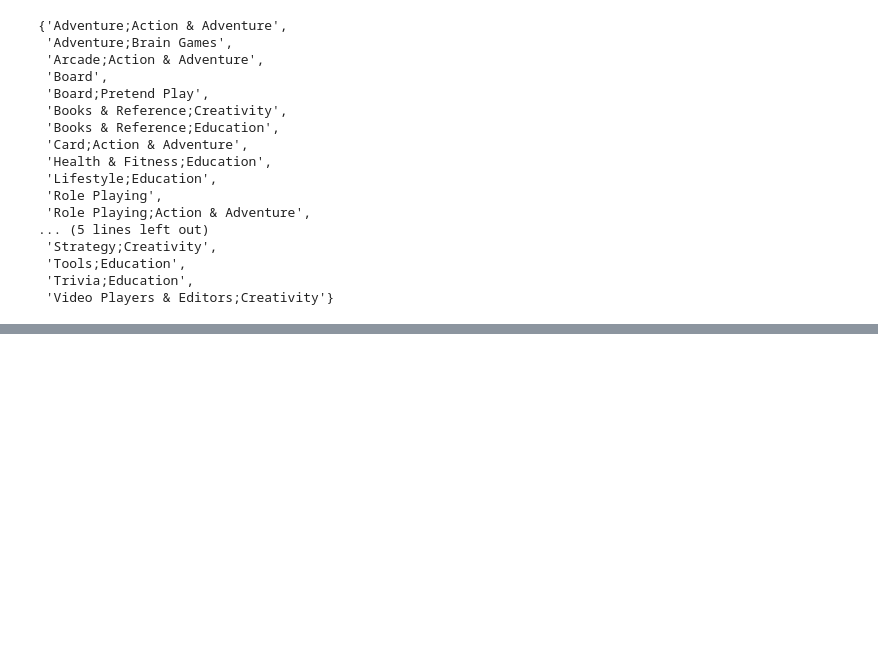
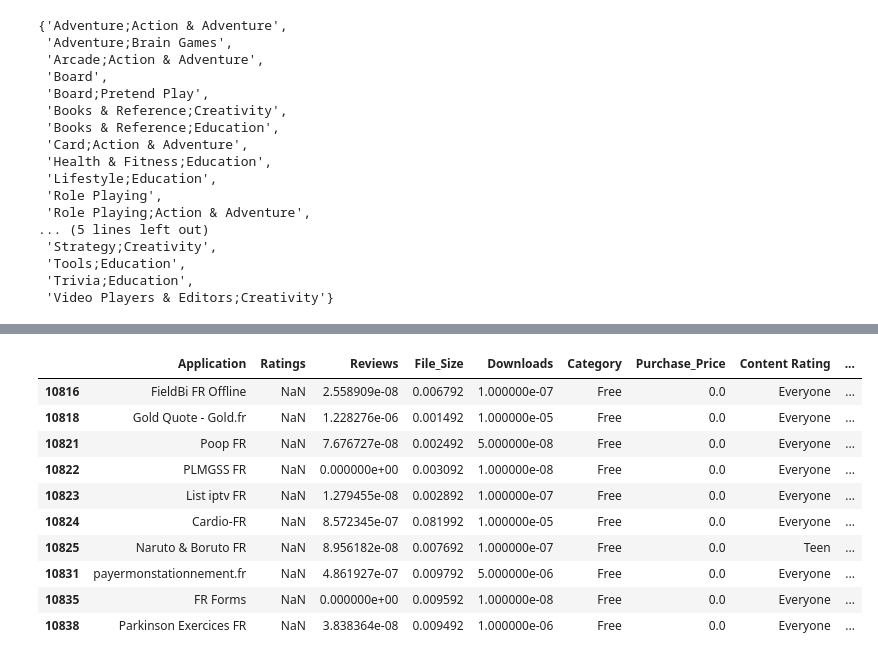
Before and after one commit to basitS14/scytale, a Jupyter notebook: report.ipynb, the cells around one changed output, grey strips where cells are left out. Cells and saved outputs as stored; diff of their text form; code cells hidden in the pictures; blank space fills up the shorter version.

```diff
--- a/report.ipynb
+++ b/report.ipynb
@@ -380,0 +390,14 @@ f_df.sort_values(by='score' , ascending=False)
+# %%
+df.sort_values(ascending=False , by = 'score').tail(10)
+# %% [output]
+|  | Application | Ratings | Reviews | File_Size | Downloads | Category | Purchase_Price | Content Rating | ... |
+| 10816 | FieldBi FR Offline | NaN | 2.558909e-08 | 0.006792 | 1.000000e-07 | Free | 0.0 | Everyone | ... |
+| 10818 | Gold Quote - Gold.fr | NaN | 1.228276e-06 | 0.001492 | 1.000000e-05 | Free | 0.0 | Everyone | ... |
+| 10821 | Poop FR | NaN | 7.676727e-08 | 0.002492 | 5.000000e-08 | Free | 0.0 | Everyone | ... |
+| 10822 | PLMGSS FR | NaN | 0.000000e+00 | 0.003092 | 1.000000e-08 | Free | 0.0 | Everyone | ... |
+| 10823 | List iptv FR | NaN | 1.279455e-08 | 0.002892 | 1.000000e-07 | Free | 0.0 | Everyone | ... |
+| 10824 | Cardio-FR | NaN | 8.572345e-07 | 0.081992 | 1.000000e-05 | Free | 0.0 | Everyone | ... |
+| 10825 | Naruto & Boruto FR | NaN | 8.956182e-08 | 0.007692 | 1.000000e-07 | Free | 0.0 | Teen | ... |
+| 10831 | payermonstationnement.fr | NaN | 4.861927e-07 | 0.009792 | 5.000000e-06 | Free | 0.0 | Everyone | ... |
+| 10835 | FR Forms | NaN | 0.000000e+00 | 0.009592 | 1.000000e-08 | Free | 0.0 | Everyone | ... |
+| 10838 | Parkinson Exercices FR | NaN | 3.838364e-08 | 0.009492 | 1.000000e-06 | Free | 0.0 | Everyone | ... |
```
Also changed, not shown: parts of 30 cells of this notebook, 2 other files.
